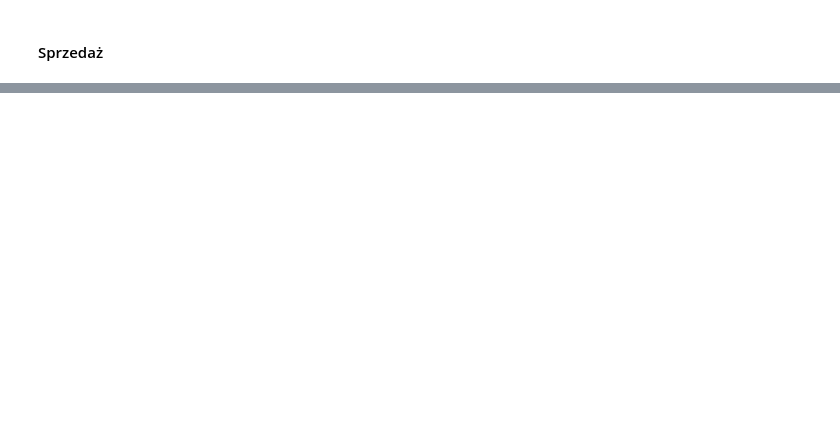
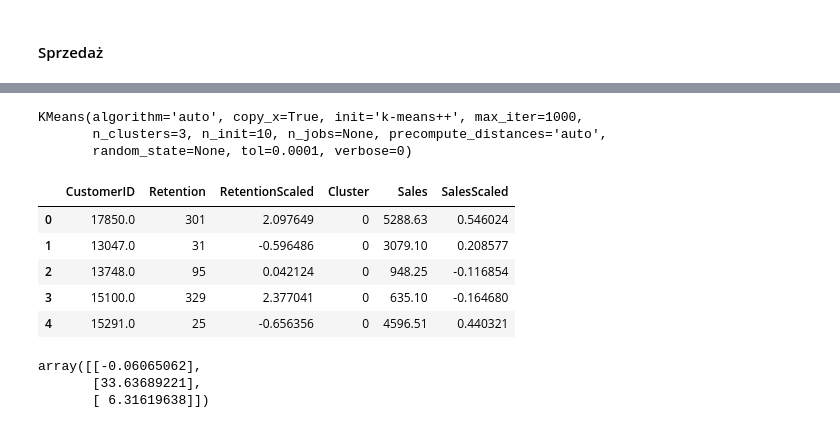
Before and after one commit to pawel0508/MachineLearning_UcznieNienadzorowane, a Jupyter notebook: GrupowanieKlientow.ipynb, the cells around one changed output, grey strips where cells are left out. Saved outputs shown, nothing was run; the diff lists cells and outputs as text; code cells hidden in the pictures; blank space fills up the shorter version.

```diff
--- a/GrupowanieKlientow.ipynb
+++ b/GrupowanieKlientow.ipynb
@@ -471,0 +513,3 @@ px.scatter(data_user, x='CustomerID', y='Retention', color='Cluster', template='
+# %%
+data_sales_scaled = data_user[['SalesScaled']]
+data_sales_scaled.head()
@@ -471,0 +523,9 @@ px.scatter(data_user, x='CustomerID', y='Retention', color='Cluster', template='
+# %%
+wcss = []
+for i in range(1, 10):
+    kmeans = KMeans(n_clusters=i, max_iter=1000)
+    kmeans.fit(data_sales_scaled)
+    wcss.append(kmeans.inertia_)
+
+wcss = pd.DataFrame(data=np.c_[range(1, 10), wcss], columns=['NumberOfClusters', 'WCSS'])
+wcss
@@ -471,0 +548,24 @@ px.scatter(data_user, x='CustomerID', y='Retention', color='Cluster', template='
+# %%
+kmeans = KMeans(n_clusters=3, max_iter=1000)
+kmeans.fit(data_sales_scaled)
+# %% [output]
+KMeans(algorithm='auto', copy_x=True, init='k-means++', max_iter=1000,
+       n_clusters=3, n_init=10, n_jobs=None, precompute_distances='auto',
+       random_state=None, tol=0.0001, verbose=0)
+# %%
+data_user['Cluster'] = kmeans.labels_
+data_user['Cluster'] = data_user['Cluster'].astype(str)
+data_user.head()
+# %% [output]
+|  | CustomerID | Retention | RetentionScaled | Cluster | Sales | SalesScaled |
+| 0 | 17850.0 | 301 | 2.097649 | 0 | 5288.63 | 0.546024 |
+| 1 | 13047.0 | 31 | -0.596486 | 0 | 3079.10 | 0.208577 |
+| 2 | 13748.0 | 95 | 0.042124 | 0 | 948.25 | -0.116854 |
+| 3 | 15100.0 | 329 | 2.377041 | 0 | 635.10 | -0.164680 |
+| 4 | 15291.0 | 25 | -0.656356 | 0 | 4596.51 | 0.440321 |
+# %%
+kmeans.cluster_centers_
+# %% [output]
+array([[-0.06065062],
+       [33.63689221],
+       [ 6.31619638]])
```
Also changed, not shown: parts of 27 cells of this notebook.
